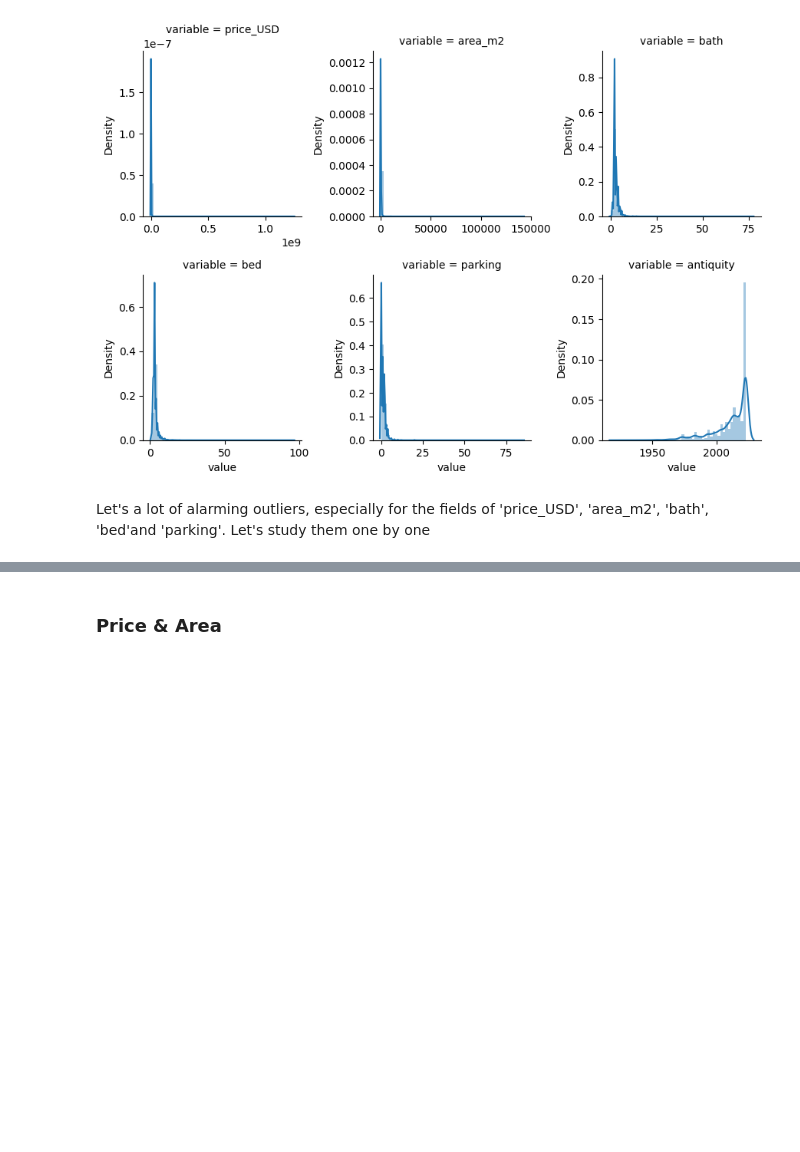
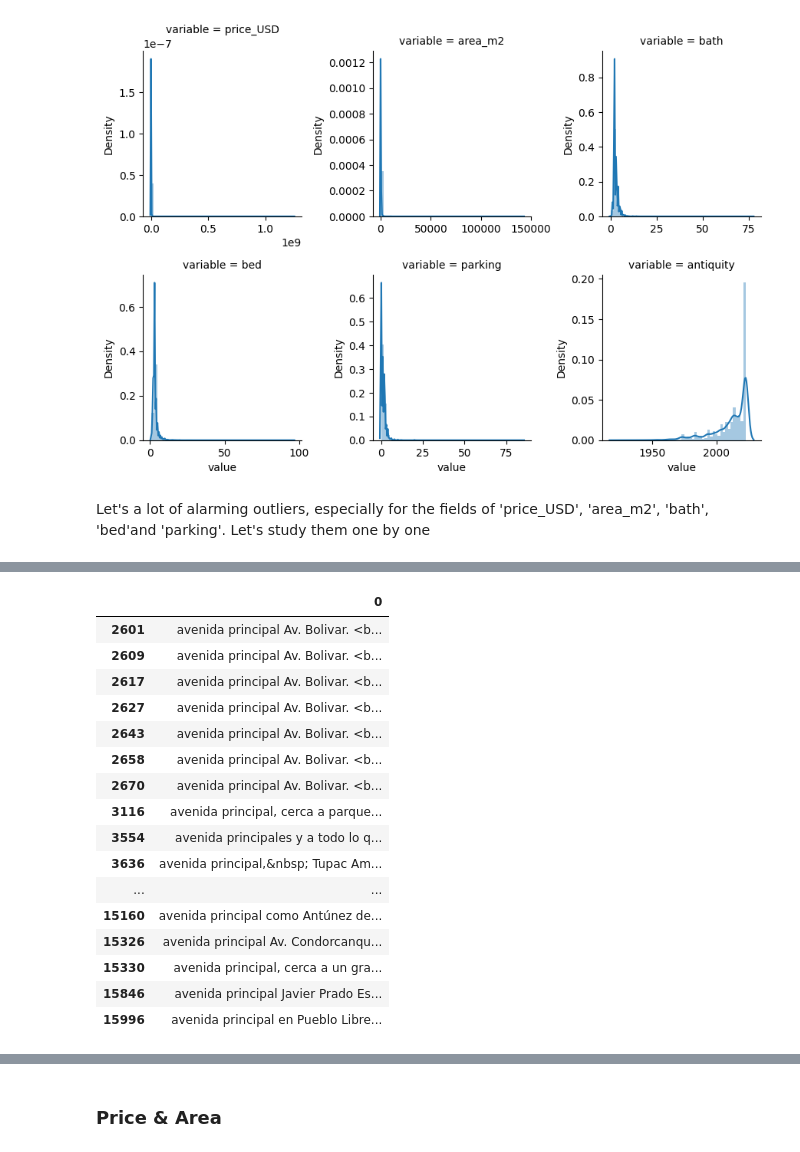
Before and after one commit to HugoGT/Vibi_model, a Jupyter notebook: ETL/02_urbania.ipynb, the cells around one changed output, grey strips where cells are left out. Saved outputs shown, nothing was run; the diff lists cells and outputs as text; code cells hidden in the pictures; blank space fills up the shorter version.

```diff
--- a/ETL/02_urbania.ipynb
+++ b/ETL/02_urbania.ipynb
@@ -305,0 +354,21 @@ price_out = outliers
+# %%
+pattern = 'avenida\s*principal.*'
+df['description'].str.extract(f'({pattern})').dropna()
+# %% [output]
+|  | 0 |
+| 2601 | avenida principal Av. Bolivar. <b... |
+| 2609 | avenida principal Av. Bolivar. <b... |
+| 2617 | avenida principal Av. Bolivar. <b... |
+| 2627 | avenida principal Av. Bolivar. <b... |
+| 2643 | avenida principal Av. Bolivar. <b... |
+| 2658 | avenida principal Av. Bolivar. <b... |
+| 2670 | avenida principal Av. Bolivar. <b... |
+| 3116 | avenida principal, cerca a parque... |
+| 3554 | avenida principales y a todo lo q... |
+| 3636 | avenida principal,&nbsp; Tupac Am... |
+| ... | ... |
+| 15160 | avenida principal como Antúnez de... |
+| 15326 | avenida principal Av. Condorcanqu... |
+| 15330 | avenida principal, cerca a un gra... |
+| 15846 | avenida principal Javier Prado Es... |
+| 15996 | avenida principal en Pueblo Libre... |
```
Also changed, not shown: parts of 7 cells of this notebook.
